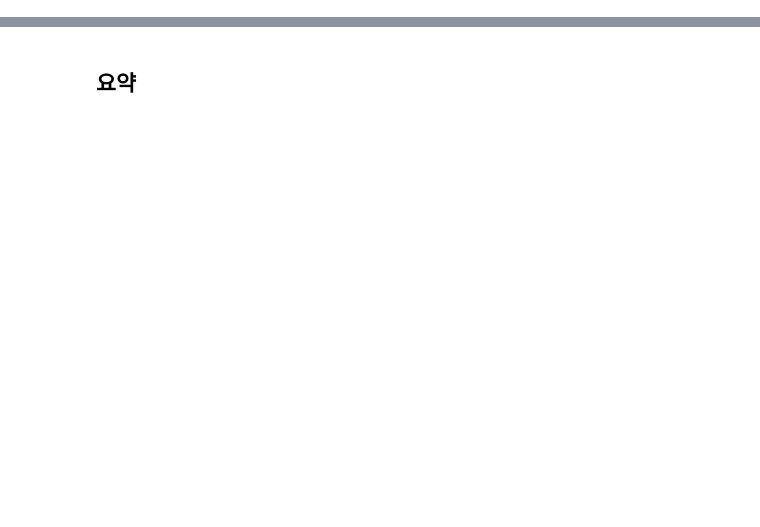
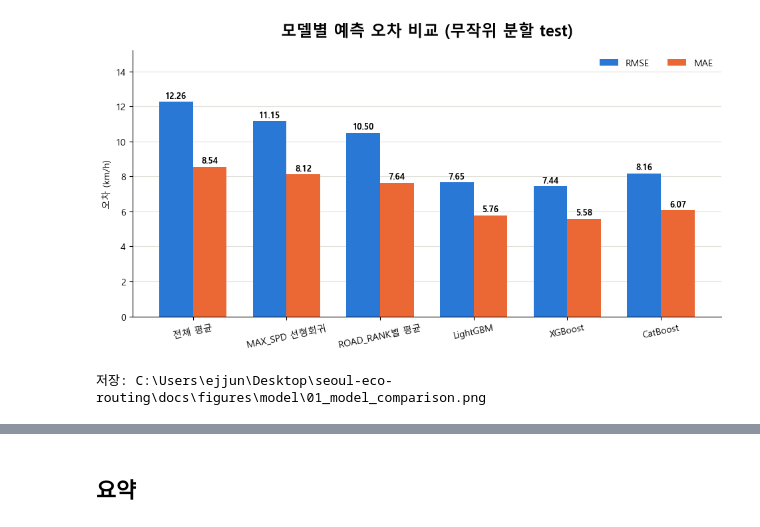
Before and after one commit to ejjunm/seoul-eco-routing, a Jupyter notebook: notebooks/11_speed_model_baseline.ipynb, the cells around one changed output, grey strips where cells are left out. Drawn from its saved outputs; the diff is of its cells as text; code cells hidden in the pictures; blank space fills up the shorter version.

```diff
--- a/notebooks/11_speed_model_baseline.ipynb
+++ b/notebooks/11_speed_model_baseline.ipynb
@@ -389,0 +231,17 @@ print("저장:", DOCS_FIGURES_DIR / "04_predicted_vs_actual.png")
+# %%
+# CatBoost는 pandas category dtype을 그대로 받아들이므로(사전 검증 완료)
+# LightGBM/XGBoost 때와 달리 컬럼을 문자열로 바꿔 복사할 필요가 없습니다.
+# (X_train/X_test 전체를 복제하면 1,200만 행 x 23컬럼이 통째로 두 번 더 메모리에 올라가
+#  이 환경의 여유 메모리로는 감당이 안 됨 — 실제로 이전 버전에서 이 복제 때문에 메모리가 바닥났습니다.)
+cb_model = cb.CatBoostRegressor(
+    iterations=300,
+    learning_rate=0.05,
+    depth=8,
+    cat_features=CATEGORICAL_COLS,
+    random_state=RANDOM_STATE,
+    verbose=False,
+)
+cb_model.fit(X_train, y_train)
+pred_cb = cb_model.predict(X_test)
+results.append(evaluate(y_test, pred_cb, "CatBoost"))
+results[-1]
@@ -389,0 +264,31 @@ print("저장:", DOCS_FIGURES_DIR / "04_predicted_vs_actual.png")
+# %%
+labels = results_df["model"].tolist()
+x = range(len(labels))
+width = 0.36
+
+fig, ax = plt.subplots(figsize=(9.6, 5.2))
+ax.bar([i - width / 2 for i in x], results_df["rmse"], width, label="RMSE", color=COLOR_RMSE)
+ax.bar([i + width / 2 for i in x], results_df["mae"], width, label="MAE", color=COLOR_MAE)
+ax.set_xticks(list(x), labels, rotation=12)
+ax.set_title("모델별 예측 오차 비교 (무작위 분할 test)", fontsize=17, fontweight="bold", pad=16)
+ax.set_ylabel("오차 (km/h)")
+ax.legend(frameon=False, ncols=2, loc="upper right")
+
+for patch in ax.patches:
+    height = patch.get_height()
+    ax.text(patch.get_x() + patch.get_width() / 2, height + 0.1, f"{height:.2f}",
+            ha="center", va="bottom", fontsize=9, fontweight="bold")
+
+ax.spines["top"].set_visible(False)
+ax.spines["right"].set_visible(False)
+ax.grid(axis="y", color="#e1e0d9", linewidth=0.8)
+ax.set_axisbelow(True)
+top = ax.get_ylim()[1]
+ax.set_ylim(0, top * 1.18)
+fig.tight_layout()
+fig.savefig(DOCS_FIGURES_DIR / "01_model_comparison.png", dpi=220, bbox_inches="tight")
+plt.show()
+print("저장:", DOCS_FIGURES_DIR / "01_model_comparison.png")
+# %% [output]
+[figure, added]
+저장: C:\Users\ejjun\Desktop\seoul-eco-routing\docs\figures\model\01_model_comparison.png
```
Also changed, not shown: parts of 40 cells of this notebook, 4 other files.
